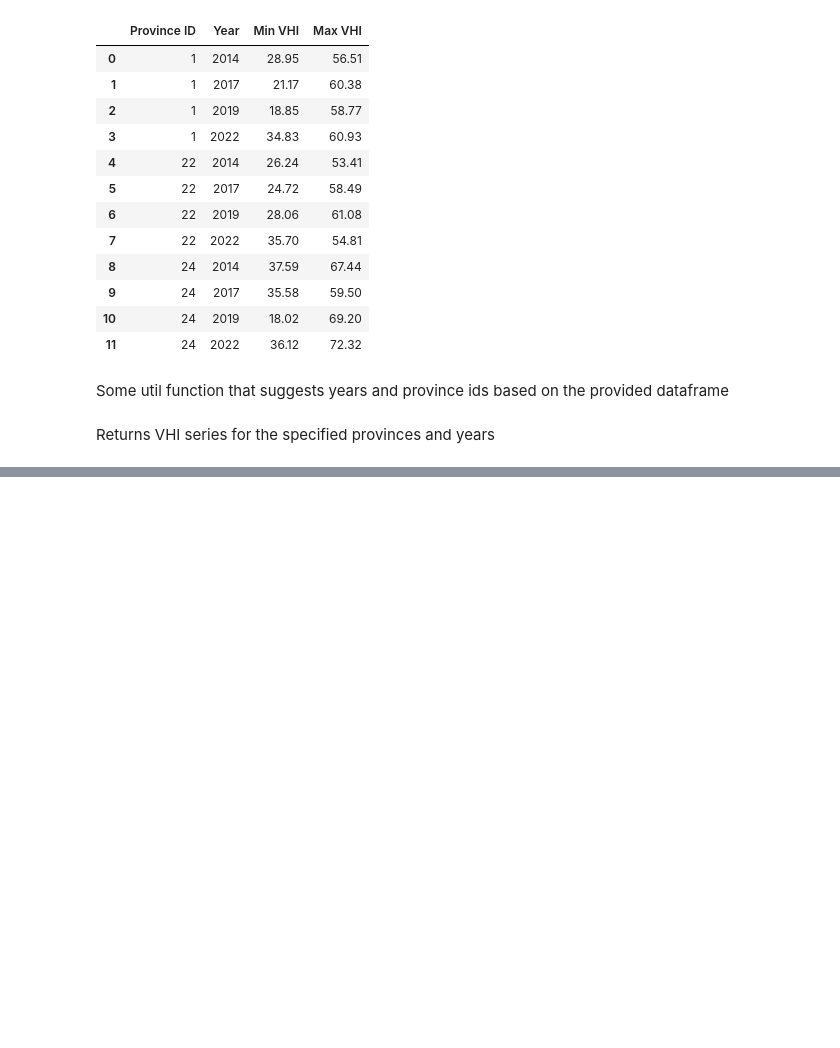
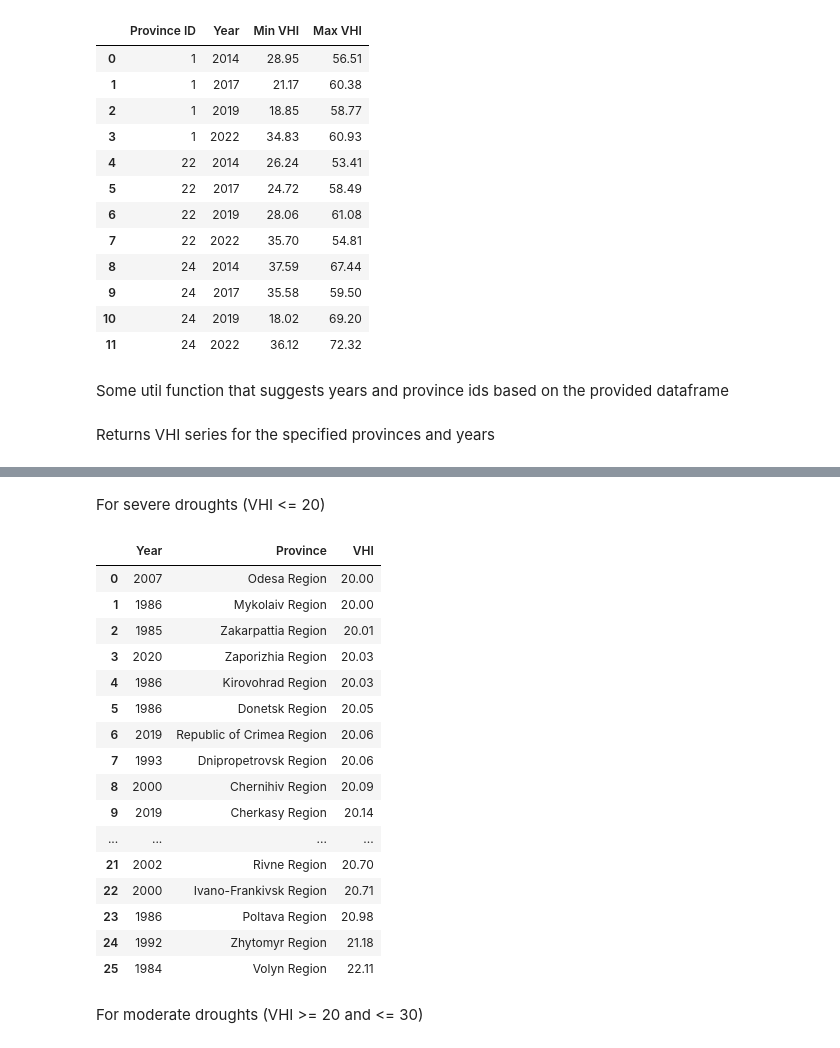
Before and after one commit to looomenn/uni-labs, a Jupyter notebook: y24s04/dpat/lab02/src/main.ipynb, the cells around one changed output, grey strips where cells are left out. Saved outputs shown, nothing was run; the diff lists cells and outputs as text; code cells hidden in the pictures; blank space fills up the shorter version.

```diff
--- a/y24s04/dpat/lab02/src/main.ipynb
+++ b/y24s04/dpat/lab02/src/main.ipynb
@@ -548,0 +534,24 @@ analyse(df, 20, 10)
+# %% [markdown]
+For severe droughts (VHI <= 20)
+# %%
+analyse_droughts(df, 20, 30, 20)
+# %% [output]
+|  | Year | Province | VHI |
+| 0 | 2007 | Odesa Region | 20.00 |
+| 1 | 1986 | Mykolaiv Region | 20.00 |
+| 2 | 1985 | Zakarpattia Region | 20.01 |
+| 3 | 2020 | Zaporizhia Region | 20.03 |
+| 4 | 1986 | Kirovohrad Region | 20.03 |
+| 5 | 1986 | Donetsk Region | 20.05 |
+| 6 | 2019 | Republic of Crimea Region | 20.06 |
+| 7 | 1993 | Dnipropetrovsk Region | 20.06 |
+| 8 | 2000 | Chernihiv Region | 20.09 |
+| 9 | 2019 | Cherkasy Region | 20.14 |
+| ... | ... | ... | ... |
+| 21 | 2002 | Rivne Region | 20.70 |
+| 22 | 2000 | Ivano-Frankivsk Region | 20.71 |
+| 23 | 1986 | Poltava Region | 20.98 |
+| 24 | 1992 | Zhytomyr Region | 21.18 |
+| 25 | 1984 | Volyn Region | 22.11 |
+# %% [markdown]
+For moderate droughts (VHI >= 20 and <= 30)
```
Also changed, not shown: parts of 10 cells of this notebook, 1 other file.
